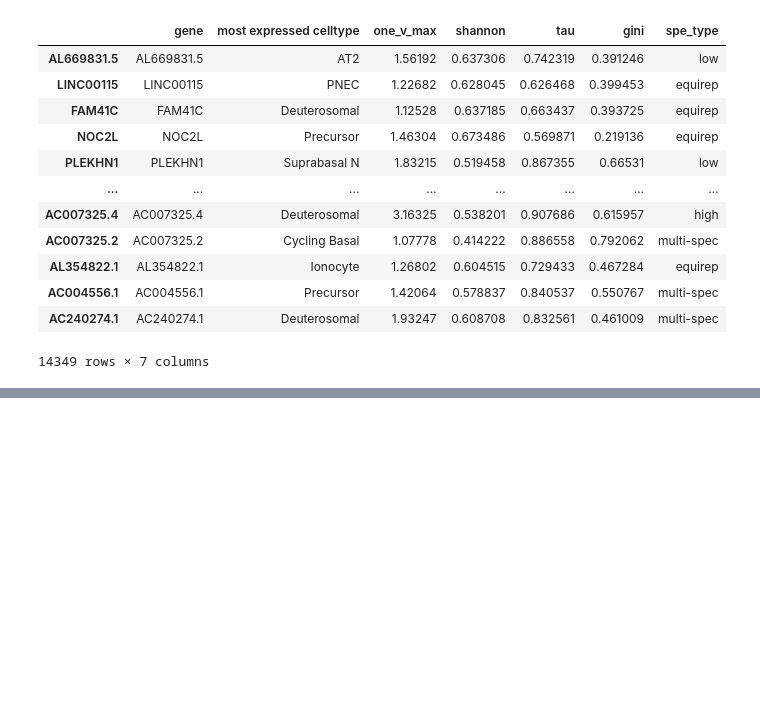
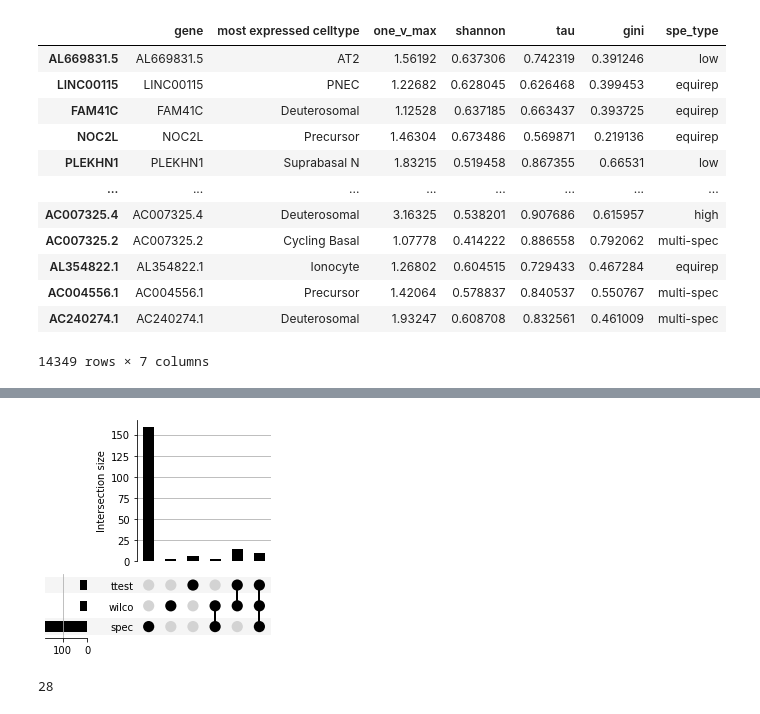
Before and after one commit to AntoineCollin/Spec_notebooks, a Jupyter notebook: Spec_Validation/DE_Compare.ipynb, the cells around one changed output, grey strips where cells are left out. Drawn from its saved outputs; the diff is of its cells as text; code cells hidden in the pictures; blank space fills up the shorter version.

```diff
--- a/Spec_Validation/DE_Compare.ipynb
+++ b/Spec_Validation/DE_Compare.ipynb
@@ -147,0 +161,2 @@ spe_matrix
+# %%
+spec_gene_groups = spe_genes.groupby('most expressed celltype')
@@ -147,0 +196,2 @@ spe_matrix
+# %%
+spec_dict = {k: list(table.index) for k, table in spec_gene_groups}
@@ -147,0 +227,17 @@ spe_matrix
+# %%
+def celltype_to_plot(celltype):
+    ct_dict = {'spec' : spec_dict[celltype],
+               'ttest' : ttest30[celltype],
+               'wilco' : wilco30[celltype]}
+    ct_dict = upsetplot.from_contents(ct_dict)
+    return ct_dict
+# %%
+to_plot_AT1 = celltype_to_plot('AT1')
+# %%
+f = upsetplot.plot(to_plot_AT1)
+# %% [output]
+[figure, added]
+# %%
+len(wilco30.keys())
+# %% [output]
+28
```
Also changed, not shown: parts of 24 cells of this notebook, 6 other files.
